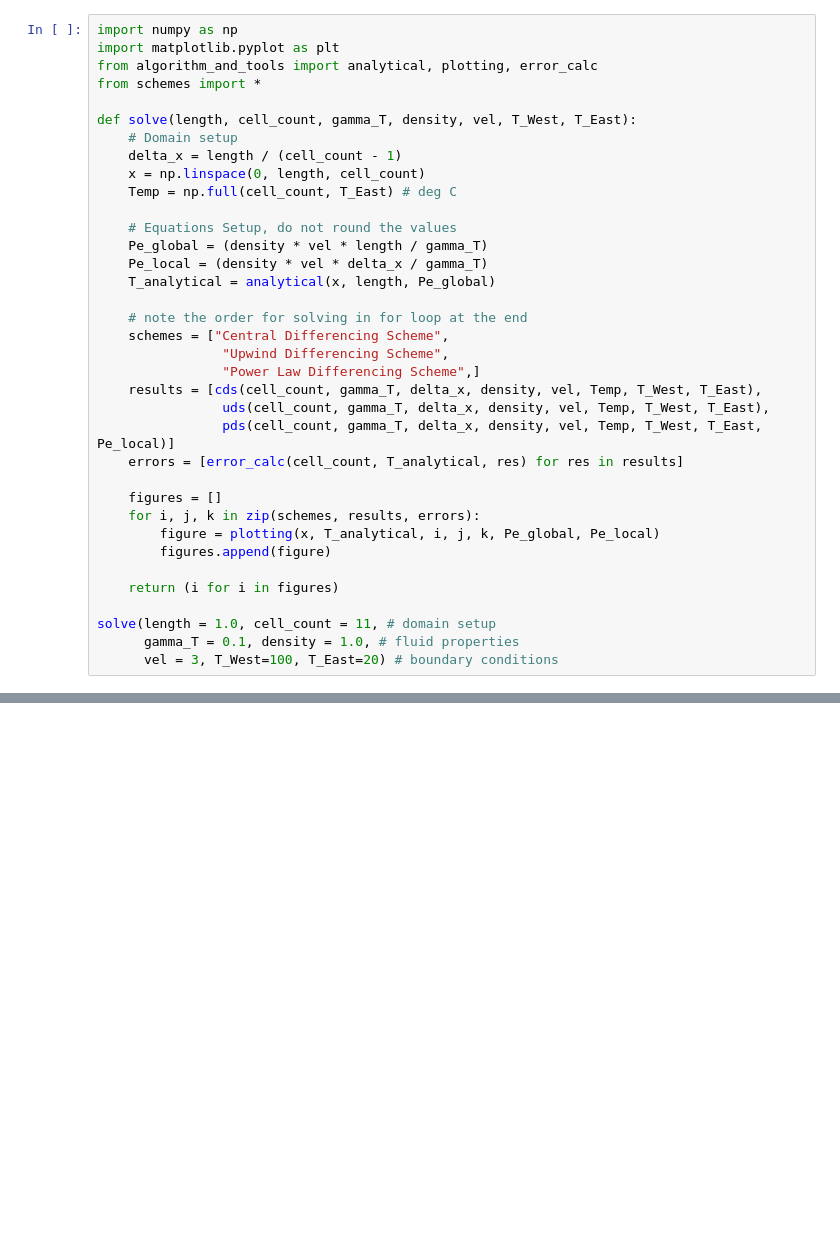
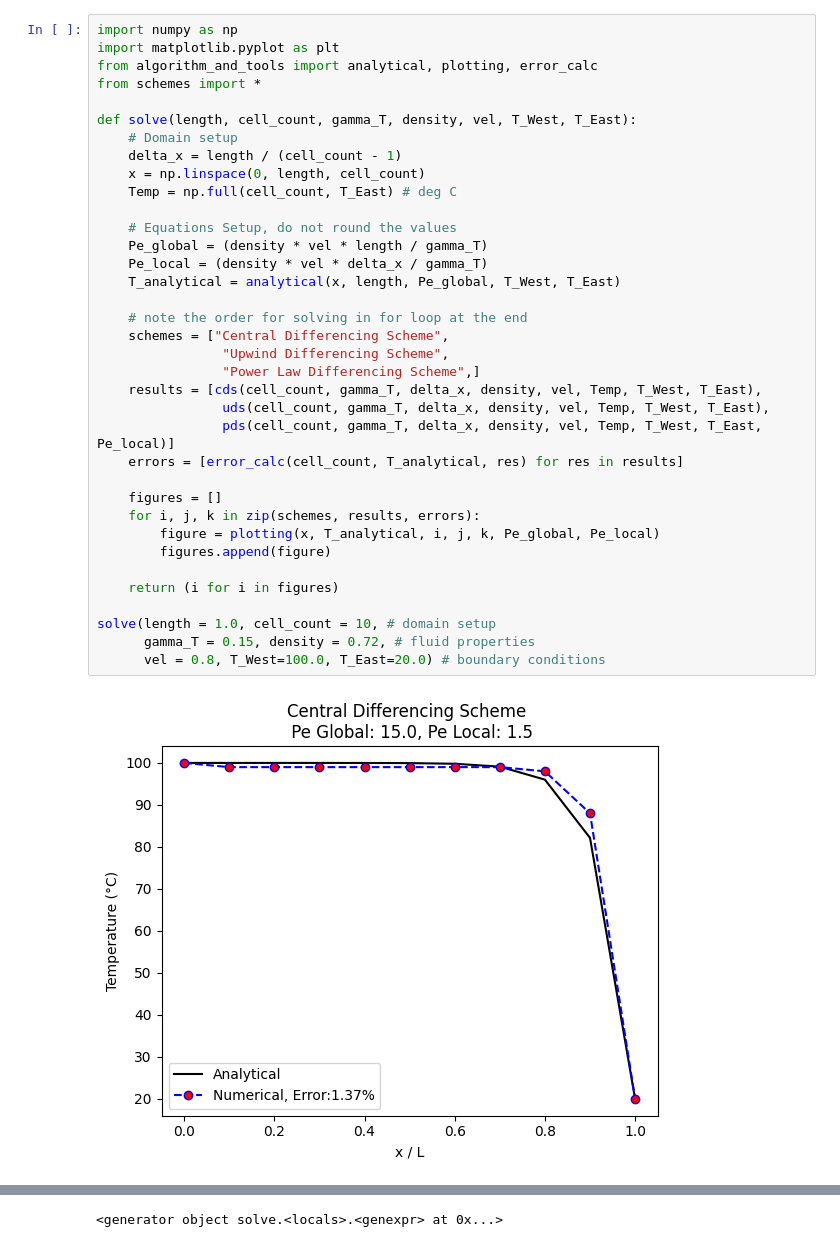
Before and after one commit to abirizky998/CFD_Course_Imperial, a Jupyter notebook: Coursework 1/1D_steady_state_convection_diffusion.ipynb, the cells around one changed output, grey strips where cells are left out. Saved outputs shown, nothing was run; the diff lists cells and outputs as text; blank space fills up the shorter version.

```diff
--- a/Coursework 1/1D_steady_state_convection_diffusion.ipynb
+++ b/Coursework 1/1D_steady_state_convection_diffusion.ipynb
@@ -3,34 +3,36 @@ import numpy as np
 import matplotlib.pyplot as plt
 from algorithm_and_tools import analytical, plotting, error_calc
 from schemes import *
 
 def solve(length, cell_count, gamma_T, density, vel, T_West, T_East):
     # Domain setup
     delta_x = length / (cell_count - 1)
     x = np.linspace(0, length, cell_count)
     Temp = np.full(cell_count, T_East) # deg C
 
     # Equations Setup, do not round the values
     Pe_global = (density * vel * length / gamma_T)
     Pe_local = (density * vel * delta_x / gamma_T)
-    T_analytical = analytical(x, length, Pe_global)
+    T_analytical = analytical(x, length, Pe_global, T_West, T_East)
 
     # note the order for solving in for loop at the end
     schemes = ["Central Differencing Scheme",
                 "Upwind Differencing Scheme",
                 "Power Law Differencing Scheme",]
     results = [cds(cell_count, gamma_T, delta_x, density, vel, Temp, T_West, T_East),
                 uds(cell_count, gamma_T, delta_x, density, vel, Temp, T_West, T_East),
                 pds(cell_count, gamma_T, delta_x, density, vel, Temp, T_West, T_East, Pe_local)]
     errors = [error_calc(cell_count, T_analytical, res) for res in results]
 
     figures = []
     for i, j, k in zip(schemes, results, errors):
         figure = plotting(x, T_analytical, i, j, k, Pe_global, Pe_local)
         figures.append(figure)
 
     return (i for i in figures)
 
-solve(length = 1.0, cell_count = 11, # domain setup
-      gamma_T = 0.1, density = 1.0, # fluid properties
-      vel = 3, T_West=100, T_East=20) # boundary conditions
+solve(length = 1.0, cell_count = 10, # domain setup
+      gamma_T = 0.15, density = 0.72, # fluid properties
+      vel = 0.8, T_West=100.0, T_East=20.0) # boundary conditions
+# %% [output]
+[figure, added]
@@ -36,0 +41 @@ solve(length = 1.0, cell_count = 11, # domain setup
+<generator object solve.<locals>.<genexpr> at 0x...>
```
Also changed, not shown: parts of 1 cell of this notebook, 3 other files.
